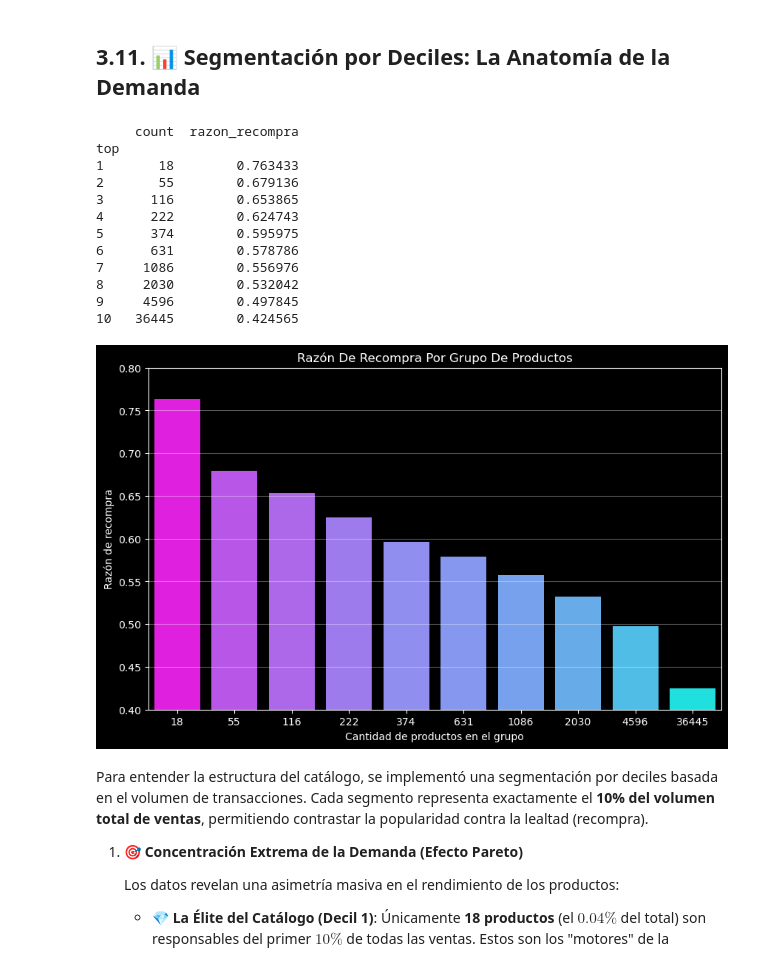
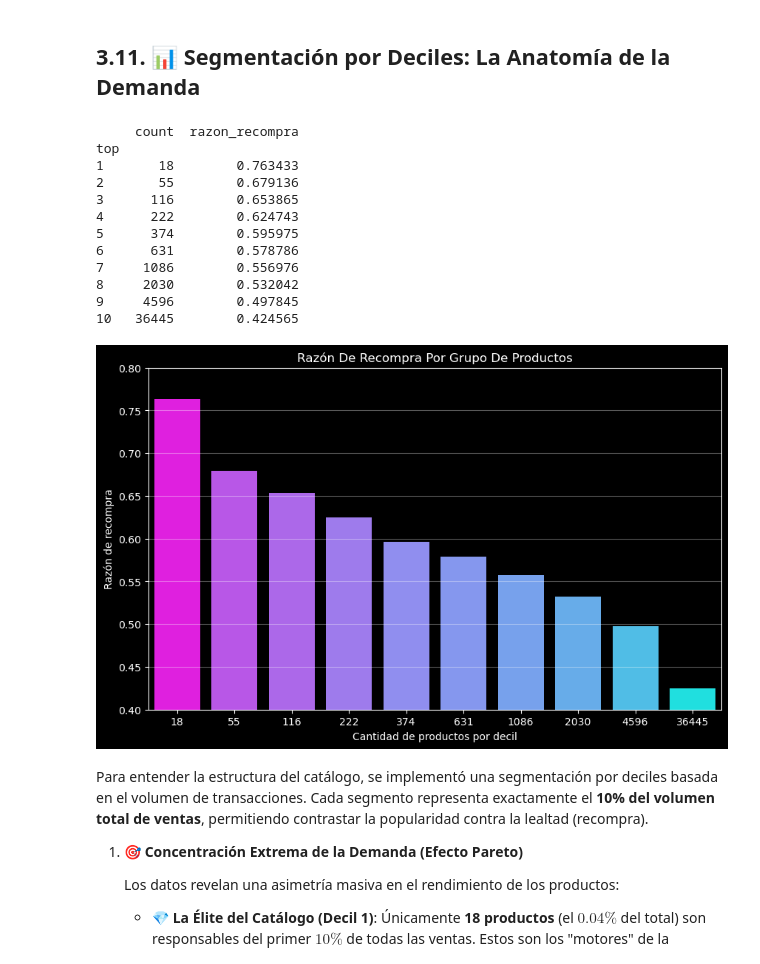
Before and after one commit to DavidVaAc/instacart-market-basket-analysis, a Jupyter notebook: notebooks/instacart_eda_analysis.ipynb, the cells around one changed output. Drawn from its saved outputs; the diff is of its cells as text; code cells hidden in the pictures.

```diff
--- a/notebooks/instacart_eda_analysis.ipynb
+++ b/notebooks/instacart_eda_analysis.ipynb
@@ -1061,35 +1061,35 @@ for rank in range(1,n_divisones+1):
 rank_reordered_vs_non['razon_recompra'] = razon_recompra
 print(rank_reordered_vs_non)
 
 # Gráficamos la razón de recompra para cada grupo de 'top'.
 plt.figure(figsize=(10,6))
 sns.barplot(data=rank_reordered_vs_non,
             x='count',
             y='razon_recompra',
             hue='razon_recompra',
             palette='cool',
             legend=False
             )
 plt.ylim(0.4, 0.8)
 plt.grid(axis='y', alpha=0.35)
 plt.title('Razón de recompra por grupo de productos'.title())
-plt.xlabel('Cantidad de productos en el grupo')
+plt.xlabel('Cantidad de productos por decil')
 plt.ylabel('Razón de recompra')
 plt.show()
 # %% [output]
      count  razon_recompra
 top
 1       18        0.763433
 2       55        0.679136
 3      116        0.653865
 4      222        0.624743
 5      374        0.595975
 6      631        0.578786
 7     1086        0.556976
 8     2030        0.532042
 9     4596        0.497845
 10   36445        0.424565
-[figure, old version]
+[figure, new version]
 # %% [markdown]
 Para entender la estructura del catálogo, se implementó una segmentación por deciles basada en el volumen de transacciones. Cada segmento representa exactamente el **10% del volumen total de ventas**, permitiendo contrastar la popularidad contra la lealtad (recompra).
 
```
Also changed, not shown: parts of 1 cell of this notebook, 3 other files.
